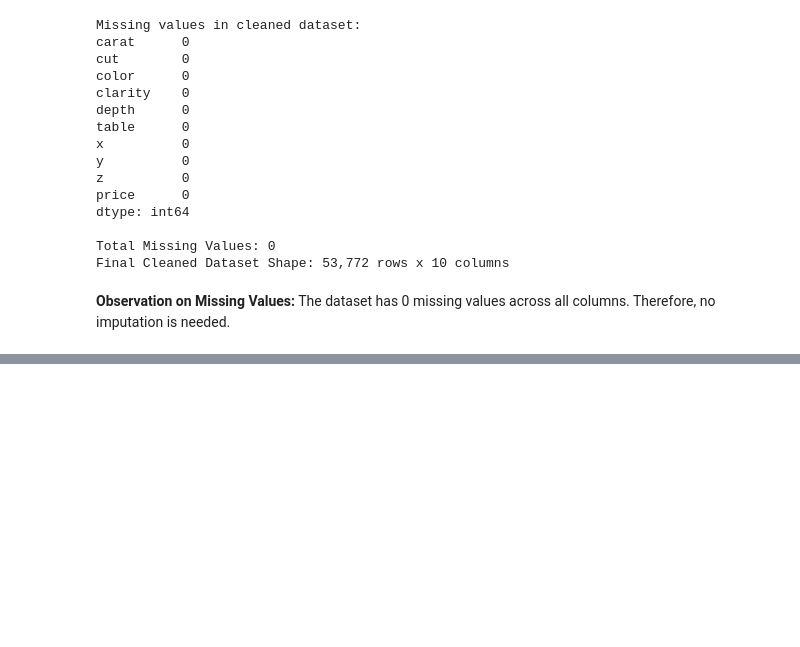
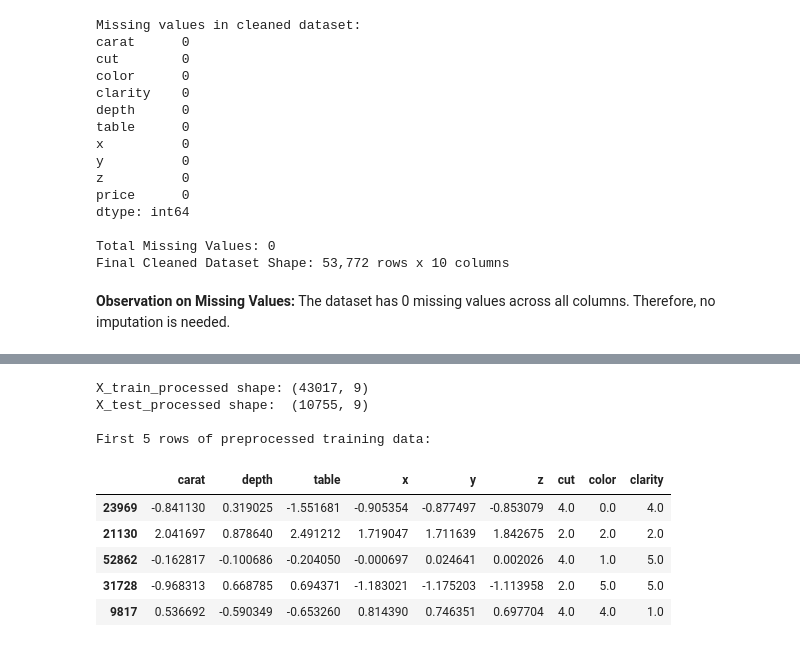
Before and after one commit to anish435/ML_capstone_project, a Jupyter notebook: notebooks/regression.ipynb, the cells around one changed output, grey strips where cells are left out. Saved outputs shown, nothing was run; the diff lists cells and outputs as text; code cells hidden in the pictures; blank space fills up the shorter version.

```diff
--- a/notebooks/regression.ipynb
+++ b/notebooks/regression.ipynb
@@ -517,0 +531,7 @@ The dataset has 0 missing values across all columns. Therefore, no imputation is
+# %%
+# Separate features and target
+X = df_cleaned.drop(columns=['price'])
+y = df_cleaned['price']
+
+print(f"Features (X) shape: {X.shape}")
+print(f"Target (y) shape: {y.shape}")
@@ -517,0 +570,19 @@ The dataset has 0 missing values across all columns. Therefore, no imputation is
+# %%
+from sklearn.preprocessing import StandardScaler, OrdinalEncoder
+from sklearn.compose import ColumnTransformer
+
+num_cols = ['carat', 'depth', 'table', 'x', 'y', 'z']
+cat_cols = ['cut', 'color', 'clarity']
+
+# Define natural diamond grading orders
+cut_order = ['Fair', 'Good', 'Very Good', 'Premium', 'Ideal']
+color_order = ['J', 'I', 'H', 'G', 'F', 'E', 'D']
+clarity_order = ['I1', 'SI2', 'SI1', 'VS2', 'VS1', 'VVS2', 'VVS1', 'IF']
+
+# Create preprocessor
+preprocessor = ColumnTransformer(
+    transformers=[
+        ('num', StandardScaler(), num_cols),
+        ('cat', OrdinalEncoder(categories=[cut_order, color_order, clarity_order]), cat_cols)
+    ]
+)
@@ -517,0 +596,28 @@ The dataset has 0 missing values across all columns. Therefore, no imputation is
+# %%
+# Fit preprocessor ONLY on training data
+preprocessor.fit(X_train)
+
+# Transform both training and test data
+X_train_processed = preprocessor.transform(X_train)
+X_test_processed = preprocessor.transform(X_test)
+
+# Convert to DataFrame with clean column names for inspection
+feature_names = num_cols + cat_cols
+X_train_df = pd.DataFrame(X_train_processed, columns=feature_names, index=X_train.index)
+X_test_df = pd.DataFrame(X_test_processed, columns=feature_names, index=X_test.index)
+
+print(f"X_train_processed shape: {X_train_processed.shape}")
+print(f"X_test_processed shape:  {X_test_processed.shape}")
+print("\nFirst 5 rows of preprocessed training data:")
+display(X_train_df.head())
+# %% [output]
+X_train_processed shape: (43017, 9)
+X_test_processed shape:  (10755, 9)
+
+First 5 rows of preprocessed training data:
+|  | carat | depth | table | x | y | z | cut | color | clarity |
+| 23969 | -0.841130 | 0.319025 | -1.551681 | -0.905354 | -0.877497 | -0.853079 | 4.0 | 0.0 | 4.0 |
+| 21130 | 2.041697 | 0.878640 | 2.491212 | 1.719047 | 1.711639 | 1.842675 | 2.0 | 2.0 | 2.0 |
+| 52862 | -0.162817 | -0.100686 | -0.204050 | -0.000697 | 0.024641 | 0.002026 | 4.0 | 1.0 | 5.0 |
+| 31728 | -0.968313 | 0.668785 | 0.694371 | -1.183021 | -1.175203 | -1.113958 | 2.0 | 5.0 | 5.0 |
+| 9817 | 0.536692 | -0.590349 | -0.653260 | 0.814390 | 0.746351 | 0.697704 | 4.0 | 4.0 | 1.0 |
```
Also changed, not shown: parts of 13 cells of this notebook, 1 other file.
